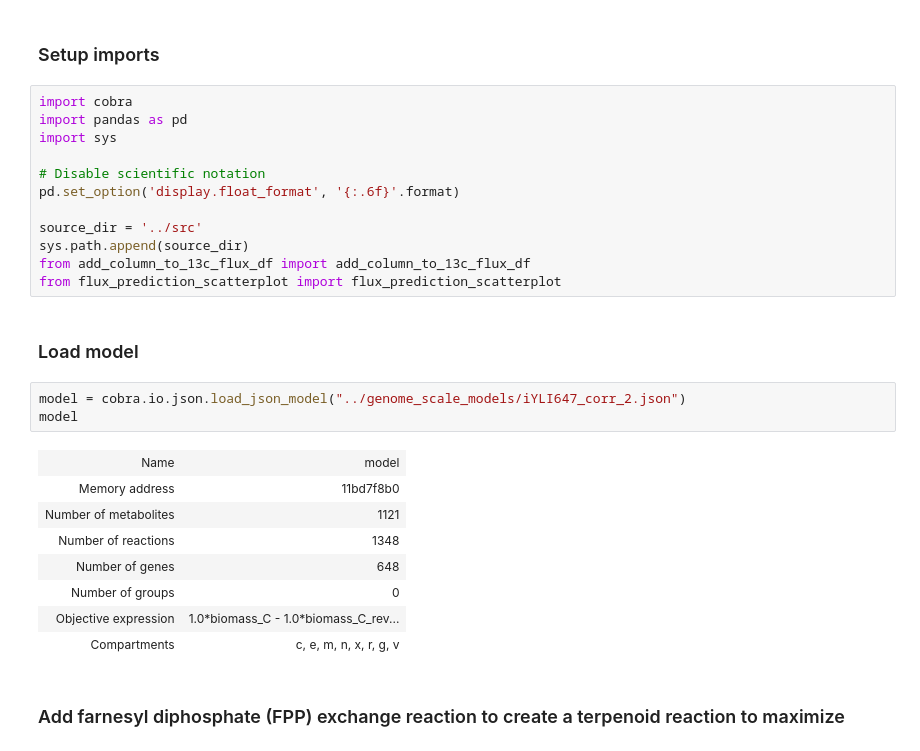
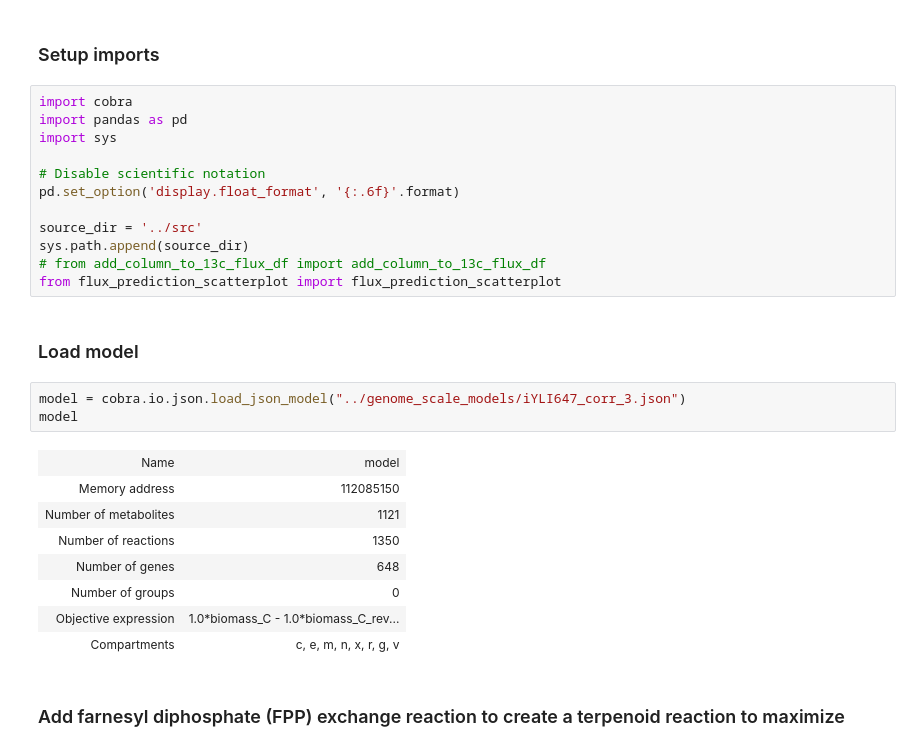
Before and after one commit to garrettroell/yarrrowia_eflux2, a Jupyter notebook: notebooks/E_mannitol.ipynb, the cells around one changed output. Cells and saved outputs as stored; diff of their text form.

```diff
--- a/reference_notebooks/C_mannitol.ipynb
+++ b/notebooks/E_mannitol.ipynb
@@ -12,18 +12,18 @@ pd.set_option('display.float_format', '{:.6f}'.format)
 
 source_dir = '../src'
 sys.path.append(source_dir)
-from add_column_to_13c_flux_df import add_column_to_13c_flux_df
+# from add_column_to_13c_flux_df import add_column_to_13c_flux_df
 from flux_prediction_scatterplot import flux_prediction_scatterplot
 # %% [markdown]
 ### Load model
 # %%
-model = cobra.io.json.load_json_model("../genome_scale_models/iYLI647_corr_2.json")
+model = cobra.io.json.load_json_model("../genome_scale_models/iYLI647_corr_3.json")
 model
 # %% [output]
 | Name | model |
-| Memory address | 11bd7f8b0 |
+| Memory address | 112085150 |
 | Number of metabolites | 1121 |
-| Number of reactions | 1348 |
+| Number of reactions | 1350 |
 | Number of genes | 648 |
 | Number of groups | 0 |
 | Objective expression | 1.0*biomass_C - 1.0*biomass_C_rev... |
```
Also changed, not shown: parts of 24 cells of this notebook, 34 other files.
